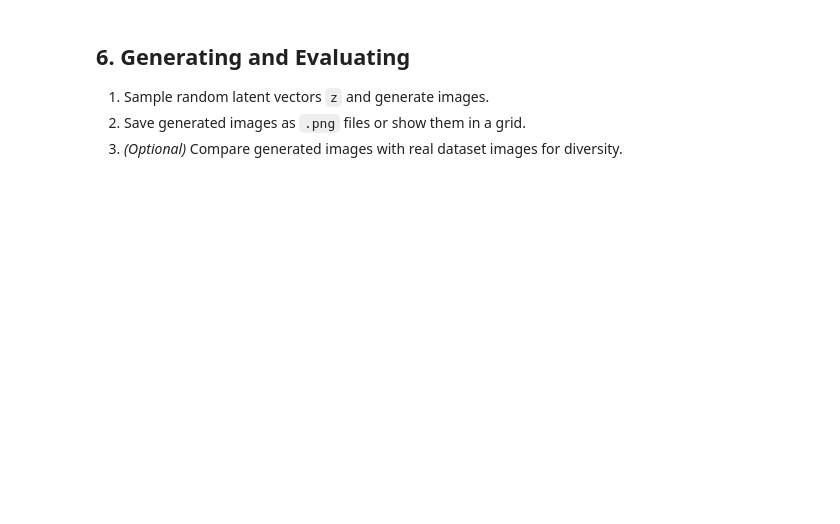
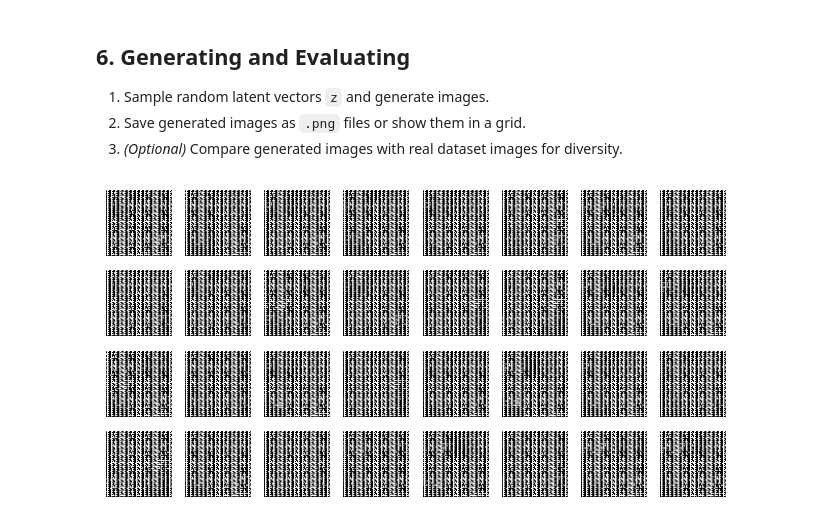
Before and after one commit to Lorichag/GENAI_TPs, a Jupyter notebook: TP2/TP_2_1_GAN_Lego.ipynb, the cells around one changed output. Drawn from its saved outputs; the diff is of its cells as text; code cells hidden in the pictures; blank space fills up the shorter version.

```diff
--- a/TP2/TP_2_1_GAN_Lego.ipynb
+++ b/TP2/TP_2_1_GAN_Lego.ipynb
@@ -184,9 +216,9 @@ generator = Generator().to(DEVICE)
 3. **Optional:** Add small noise to the labels so the discriminator does not overpower the generator.
 # %%
 # Losses & Optimizers
-criterion = nn.xxx()  # Binary Cross Entropy
-d_optimizer = xxx.xxx(xxx.parameters(), lr=LEARNING_RATE, betas=(BETA1, BETA2))
-g_optimizer = optim.Adam(xxx.parameters(), lr=LEARNING_RATE, betas=(BETA1, BETA2))
+criterion = nn.BCELoss()  # Binary Cross Entropy
+d_optimizer = optim.Adam(critic.parameters(), lr=LEARNING_RATE, betas=(BETA1, BETA2))
+g_optimizer = optim.Adam(generator.parameters(), lr=LEARNING_RATE, betas=(BETA1, BETA2))
 # %% [markdown]
 ### 3.1 Training Loop
 
@@ -271,7 +303,7 @@ If training does not work, the exercise proposes loading pre-trained generator a
 # %%
 # Load state dictionaries
 # GEN_PATH and CRITIC_PATH must be supplied
-generator.load_state_dict(torch.load(GEN_PATH, map_location=DEVICE))
-critic.load_state_dict(torch.load(CRITIC_PATH, map_location=DEVICE))
+generator.load_state_dict(torch.load("/content/tp2-1_simple_generator.pth", map_location=device))
+critic.load_state_dict(torch.load("/content/tp2-1_simple_discriminator.pth", map_location=device))
 generator.eval()
 critic.eval()
@@ -308,15 +366,18 @@ plt.show()
 2. Save generated images as `.png` files or show them in a grid.
 3. *(Optional)* Compare generated images with real dataset images for diversity.
 # %%
+#from types import GeneratorType
 # Sampling: Generate a grid of images from random noise
 grid_width, grid_height = (8, 4)
-z_sample = torch.xxx(xxx * xxx, xxx, 1, 1, device=DEVICE)
-gen_imgs = xxx(z_sample).cpu().detach()
+z_sample = torch.rand(grid_width * grid_height, Z_DIM, 1, 1, device=device)
+gen_imgs = generator(z_sample).cpu().detach()
 
 fig = plt.figure(figsize=(grid_width, grid_height))
 for i in range(grid_width * grid_height):
     ax = fig.add_subplot(grid_height, grid_width, i + 1)
     ax.axis("off")
     # Each image shape: (1, 64, 64)
     ax.imshow(gen_imgs[i, 0, :, :], cmap="gray")
 plt.show()
+# %% [output]
+[figure, added]
```
Also changed, not shown: parts of 11 cells of this notebook.
